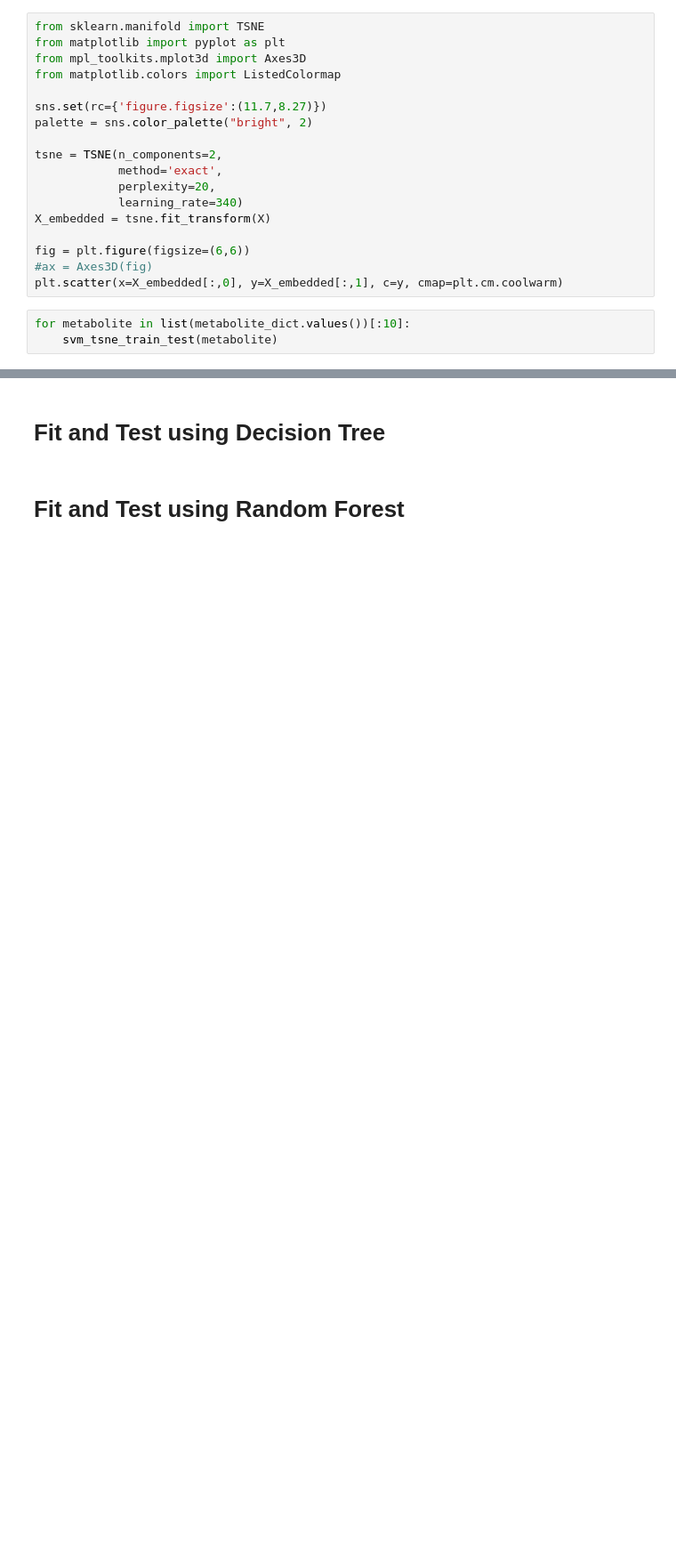
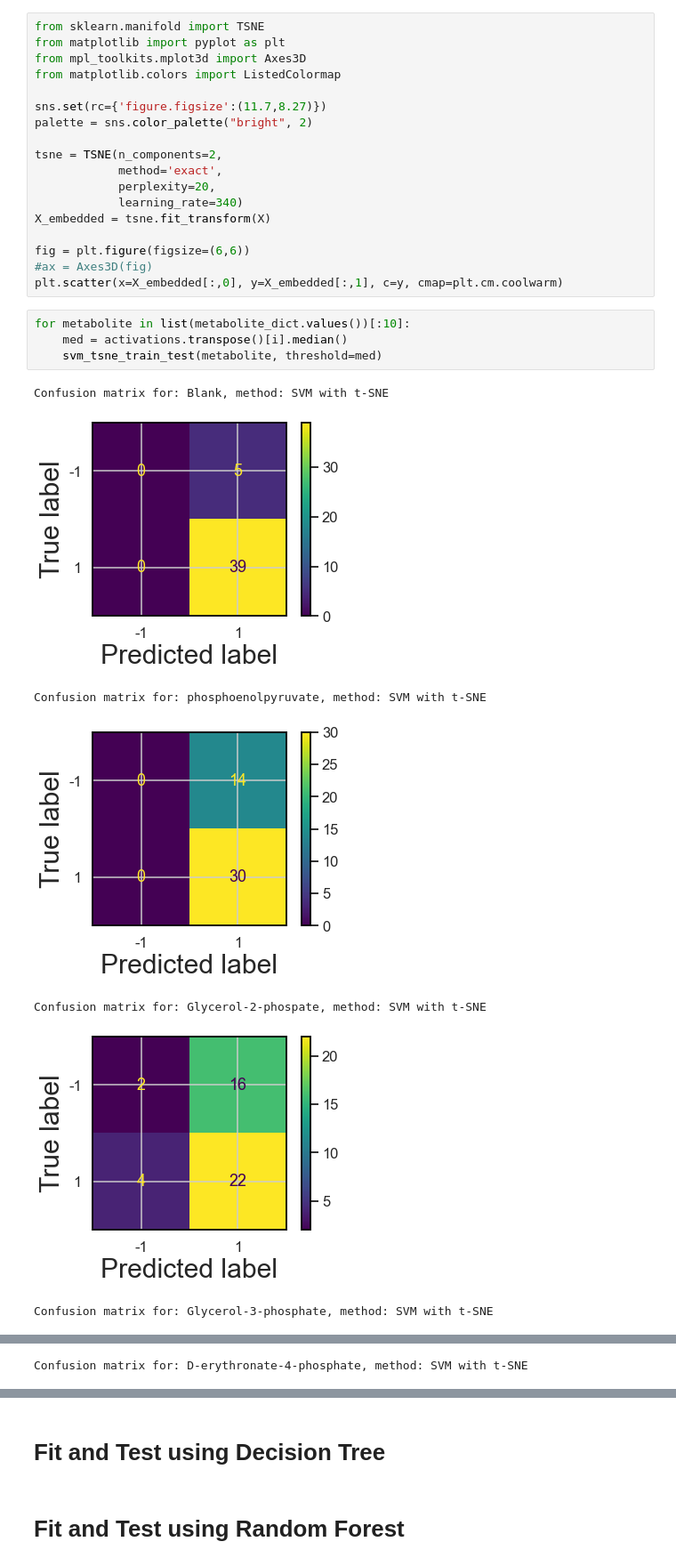
Before and after one commit to gaojunxuan/phosphatase_baseline_classifier, a Jupyter notebook: classification/code/phosphatase_classification.ipynb, the cells around one changed output, grey strips where cells are left out. Shown at 89% size. Cells and saved outputs as stored; diff of their text form; blank space fills up the shorter version.

```diff
--- a/classification/code/phosphatase_classification.ipynb
+++ b/classification/code/phosphatase_classification.ipynb
@@ -316,4 +276,13 @@ fig = plt.figure(figsize=(6,6))
 plt.scatter(x=X_embedded[:,0], y=X_embedded[:,1], c=y, cmap=plt.cm.coolwarm)
 # %%
 for metabolite in list(metabolite_dict.values())[:10]:
-    svm_tsne_train_test(metabolite)
+    med = activations.transpose()[i].median()
+    svm_tsne_train_test(metabolite, threshold=med)
+# %% [output]
+Confusion matrix for: Blank, method: SVM with t-SNE
+[figure, added]
+Confusion matrix for: phosphoenolpyruvate, method: SVM with t-SNE
+[figure, added]
+Confusion matrix for: Glycerol-2-phospate, method: SVM with t-SNE
+[figure, added]
+Confusion matrix for: Glycerol-3-phosphate, method: SVM with t-SNE
@@ -319,0 +290 @@ for metabolite in list(metabolite_dict.values())[:10]:
+Confusion matrix for: D-erythronate-4-phosphate, method: SVM with t-SNE
```
Also changed, not shown: parts of 11 cells of this notebook.
